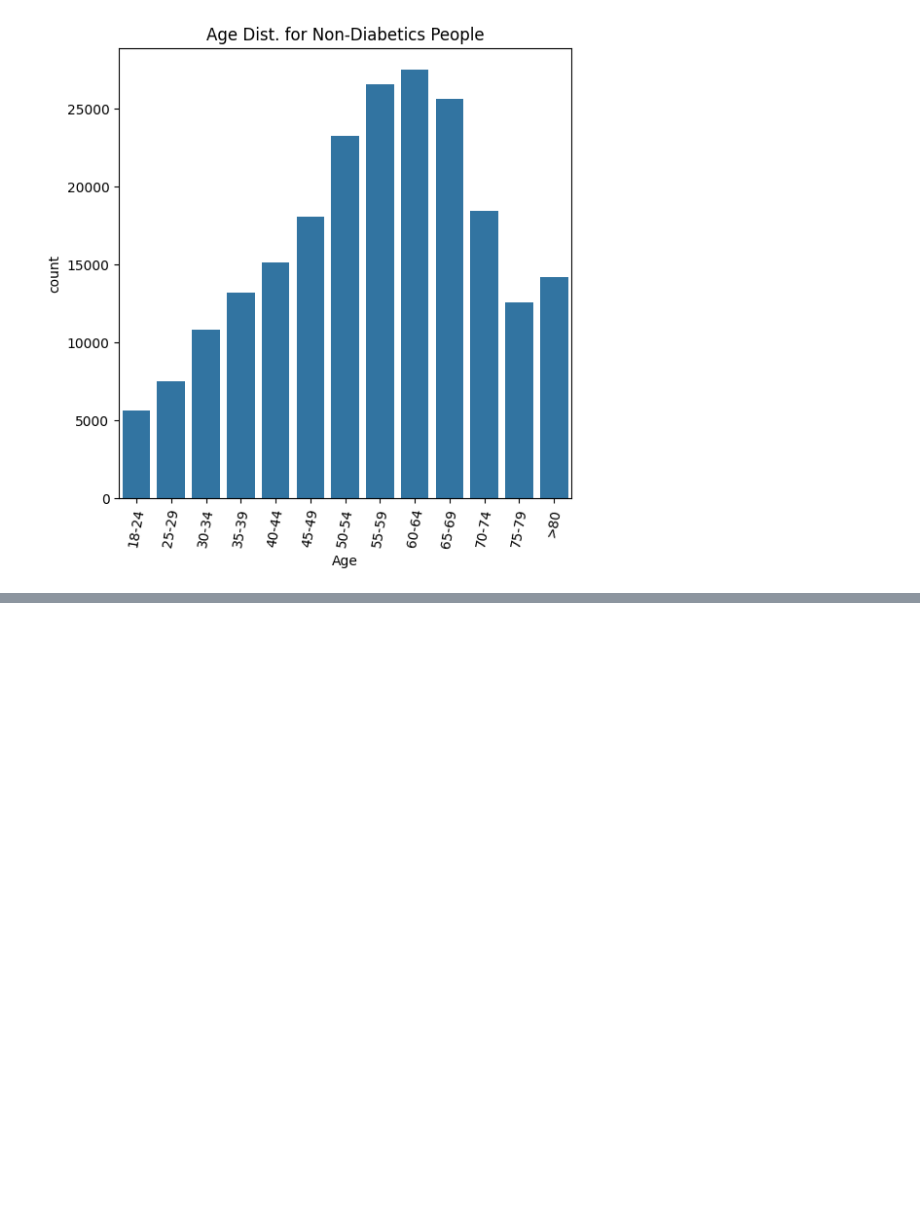
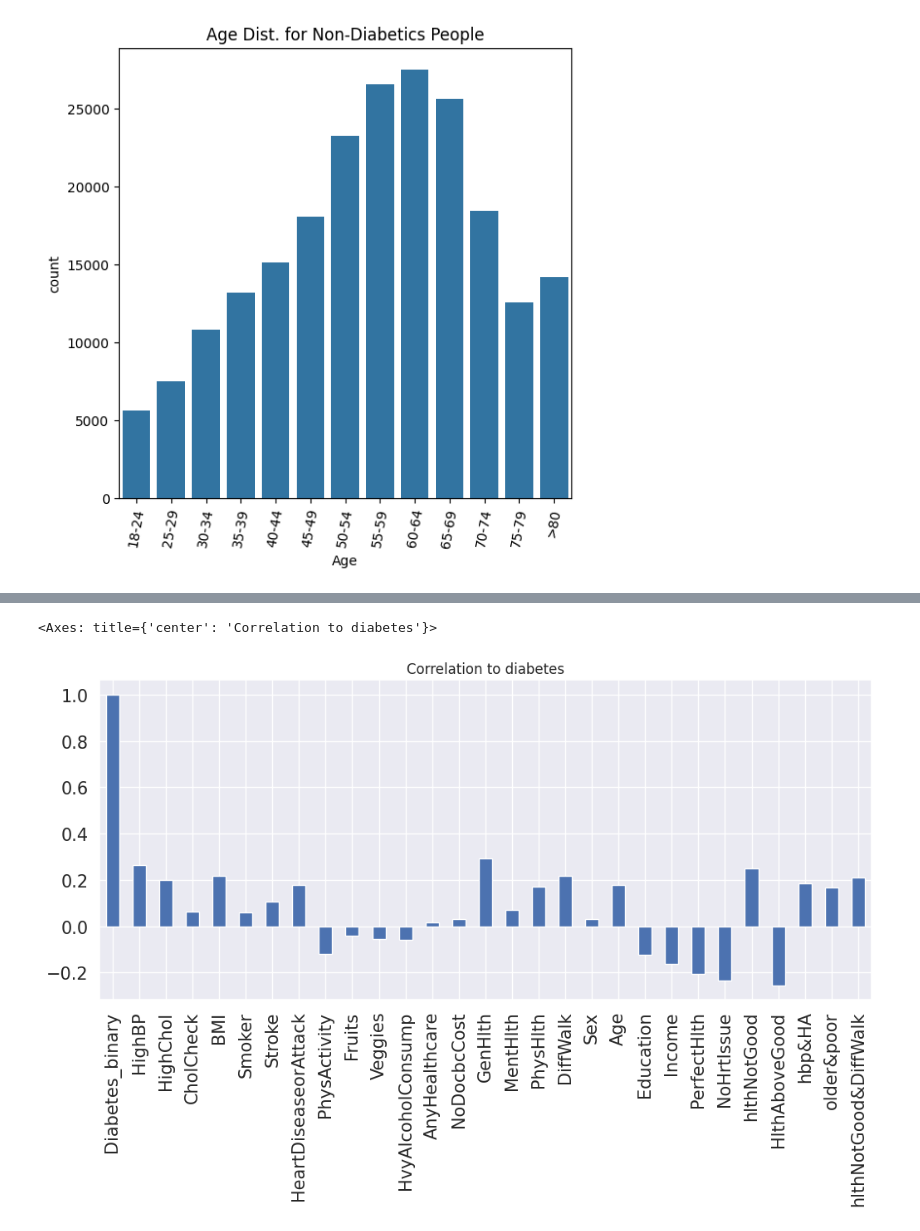
Before and after one commit to Pankaj-2003/wids_diabetes, a Jupyter notebook: wids_diabetes.ipynb, the cells around one changed output, grey strips where cells are left out. Cells and saved outputs as stored; diff of their text form; code cells hidden in the pictures; blank space fills up the shorter version.

```diff
--- a/wids_diabetes.ipynb
+++ b/wids_diabetes.ipynb
@@ -111,0 +241,11 @@ ax.set_xticklabels(['18-24', '25-29', '30-34', '35-39', '40-44', '45-49', '50-54
+# %%
+# Diabetics would most likely feel unwell and in a slightly poorer state of health
+
+train['hlthNotGood'] = train['GenHlth'] > 3
+train['HlthAboveGood'] = train['GenHlth'] < 3
+train['hlthNotGood'] = train['hlthNotGood'].astype(int)
+train['HlthAboveGood'] = train['HlthAboveGood'].astype(int)
+# %%
+#unwell & difficulty walking because of low or excess sugar(check to confirm)
+train['hlthNotGood&DiffWalk'] = (train['GenHlth'] > 3.0) & (train['DiffWalk']==1.0)
+train['hlthNotGood&DiffWalk'] = train['hlthNotGood&DiffWalk'].astype(int)
@@ -111,0 +262,4 @@ ax.set_xticklabels(['18-24', '25-29', '30-34', '35-39', '40-44', '45-49', '50-54
+# %%
+train['older&poor'] = (train['Age'] > 5.0) & (train['Income'] < 5)
+train['older&poor'] = train['older&poor'].astype(int)
+train['older&poor'].value_counts()
@@ -111,0 +296,6 @@ ax.set_xticklabels(['18-24', '25-29', '30-34', '35-39', '40-44', '45-49', '50-54
+# %%
+sns.set(color_codes = True)
+train.corrwith(train.Diabetes_binary).plot(kind = "bar",figsize = (12,5), title = "Correlation to diabetes",fontsize = 15 , rot = 90, grid = True)
+# %% [output]
+<Axes: title={'center': 'Correlation to diabetes'}>
+[figure, added]
```
Also changed, not shown: parts of 33 cells of this notebook.
